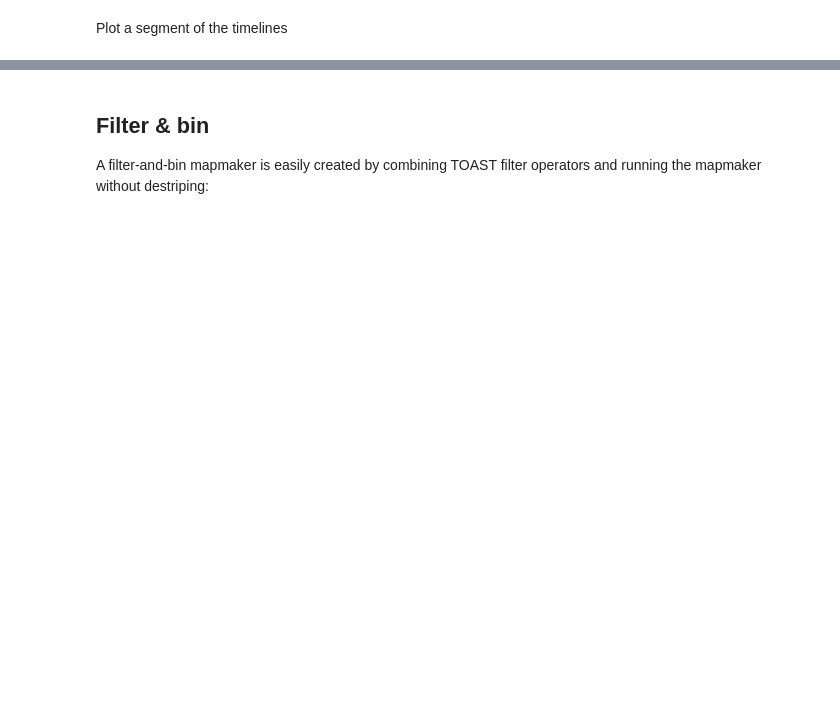
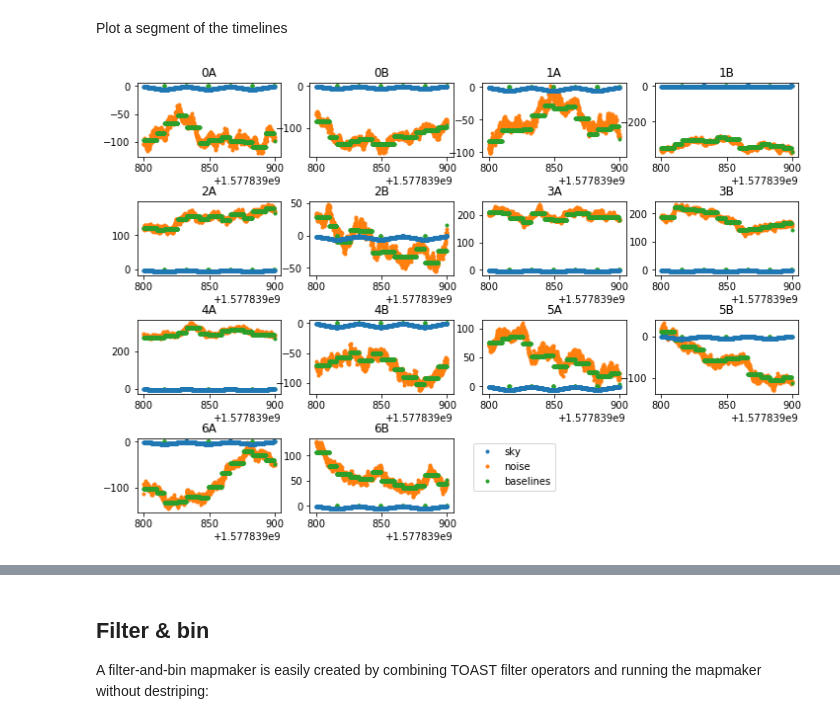
Before and after one commit to hpc4cmb/toast-workshop-trieste-2019, a Jupyter notebook: hackathon/generic_ground.ipynb, the cells around one changed output, grey strips where cells are left out. Drawn from its saved outputs; the diff is of its cells as text; code cells hidden in the pictures; blank space fills up the shorter version.

```diff
--- a/hackathon/generic_ground.ipynb
+++ b/hackathon/generic_ground.ipynb
@@ -290,12 +325,13 @@ Destripe the signal and make a map.  We use the nascent TOAST mapmaker because i
 # %%
 # Always begin mapmaking by copying the simulated signal.
 
-toast.tod.OpCacheCopy(input=copy_name, output=full_name, force=True).exec(data)
+destriped_name = "destriped"
+toast.tod.OpCacheCopy(input=copy_name, output=destriped_name, force=True).exec(data)
 
 mapmaker = toast.todmap.OpMapMaker(
     nside=args.nside,
     nnz=3,
-    name=full_name,
+    name=destriped_name,
     outdir=args.outdir,
     outprefix="toast_test_",
     baseline_length=10,
@@ -308,21 +362,23 @@ Plot a segment of the timelines
 # %%
 tod = data.obs[0]["tod"]
 times = tod.local_times()
 
 fig = plt.figure(figsize=[12, 8])
 for idet, det in enumerate(tod.local_dets):
     sky = tod.local_signal(det, sky_name)
     full = tod.local_signal(det, copy_name)
-    cleaned = tod.local_signal(det, full_name)
+    destriped = tod.local_signal(det, destriped_name)
 
     ind = slice(0, 1000)
     ax = fig.add_subplot(4, 4, 1 + idet)
     ax.set_title(det)
     ax.plot(times[ind], sky[ind], '.', label="sky", zorder=100)
     ax.plot(times[ind], full[ind] - sky[ind], '.', label="noise")
-    ax.plot(times[ind], full[ind] - cleaned[ind], '.', label="baselines")
+    ax.plot(times[ind], full[ind] - destriped[ind], '.', label="baselines")
 ax.legend(bbox_to_anchor=(1.1, 1.00))
 fig.subplots_adjust(hspace=0.6)
+# %% [output]
+[figure, added]
 # %%
 fig = plt.figure(figsize=[12, 8])
 for idet, det in enumerate(tod.local_dets):
```
Also changed, not shown: parts of 14 cells of this notebook, 1 other file.
